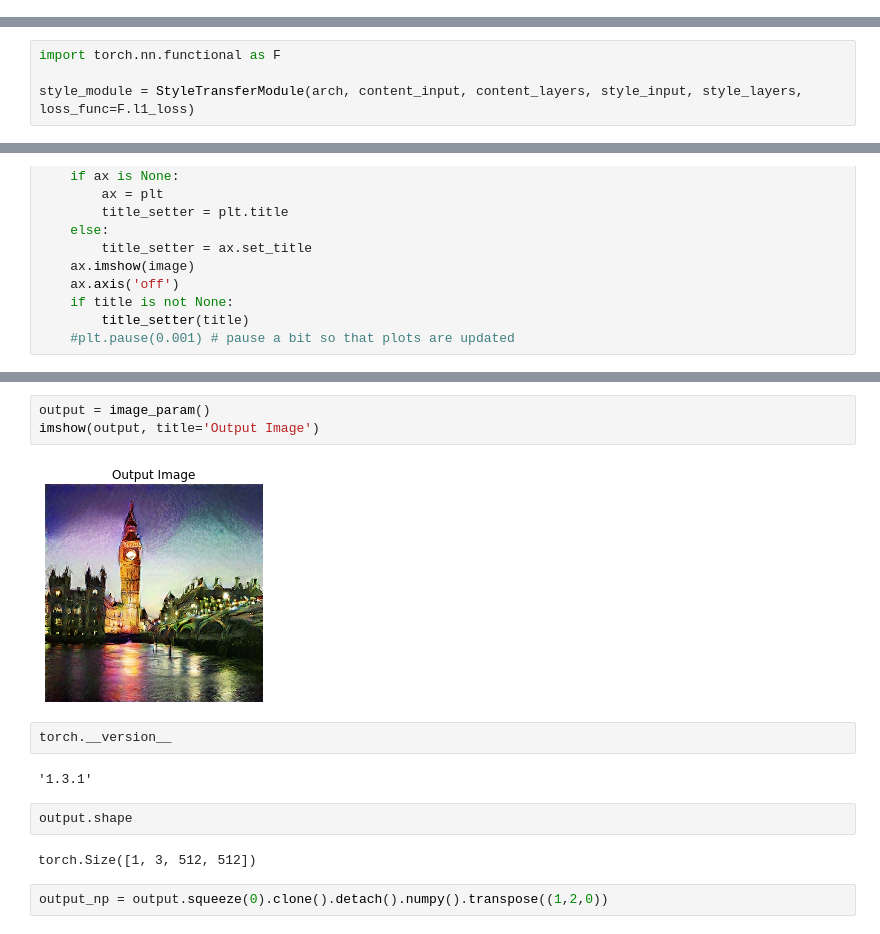
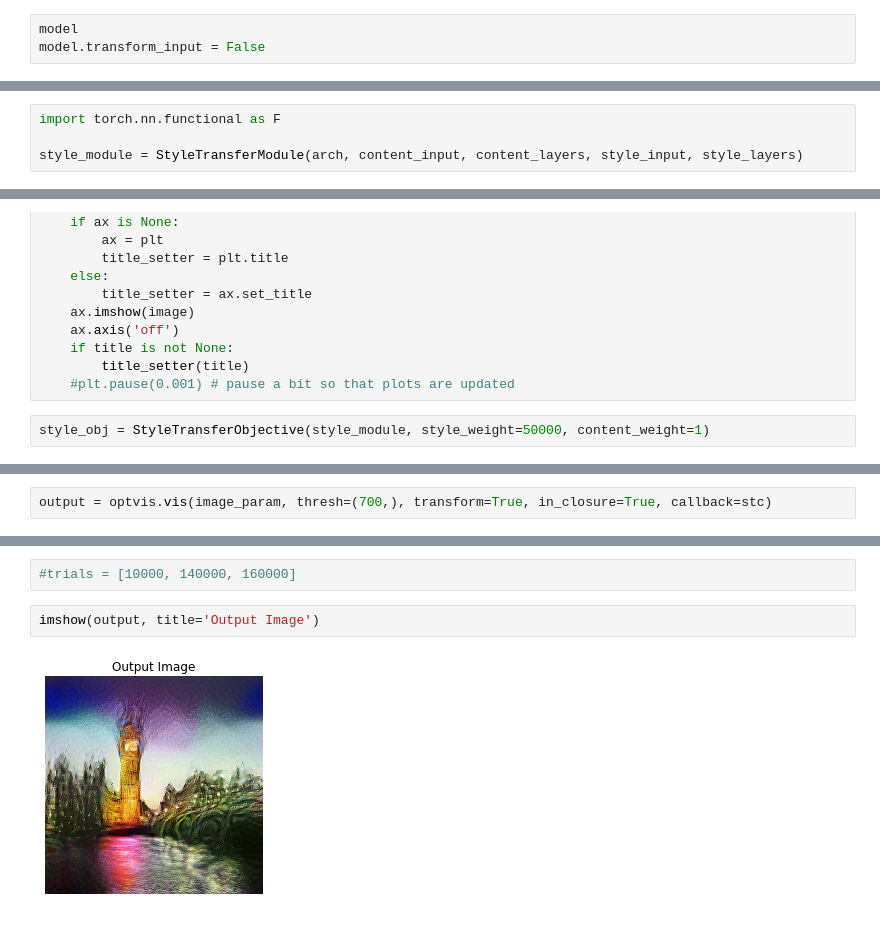
Before and after one commit to deepfx/netlens, a Jupyter notebook: nbs/playground/Style_Transfer_Decorrelated.ipynb, the cells around one changed output, grey strips where cells are left out. Saved outputs shown, nothing was run; the diff lists cells and outputs as text.

Commit message:
tinkering with transforms

```diff
--- a/nbs/playground/Style_Transfer_Decorrelated.ipynb
+++ b/nbs/playground/Style_Transfer_Decorrelated.ipynb
@@ -161,3 +119,6 @@ GoogLeNet(
+# %%
+model
+model.transform_input = False
 # %%
 len(model._modules)
 # %% [output]
@@ -260,4 +220,4 @@ content_input.device
 # %%
 import torch.nn.functional as F
 
-style_module = StyleTransferModule(arch, content_input, content_layers, style_input, style_layers, loss_func=F.l1_loss)
+style_module = StyleTransferModule(arch, content_input, content_layers, style_input, style_layers)
@@ -363,3 +274,5 @@ def imshow(tensor, ax=None, title=None):
     if title is not None:
         title_setter(title)
     #plt.pause(0.001) # pause a bit so that plots are updated
+# %%
+style_obj = StyleTransferObjective(style_module, style_weight=50000, content_weight=1)
@@ -365,0 +292,2 @@ def imshow(tensor, ax=None, title=None):
+# %%
+output = optvis.vis(image_param, thresh=(700,), transform=True, in_closure=True, callback=stc)
@@ -366,15 +312,6 @@ def imshow(tensor, ax=None, title=None):
+# %%
+#trials = [10000, 140000, 160000]
 # %%
-output = image_param()
 imshow(output, title='Output Image')
 # %% [output]
-[figure, old version]
+[figure, new version]
-# %%
-torch.__version__
-# %% [output]
-'1.3.1'
-# %%
-output.shape
-# %% [output]
-torch.Size([1, 3, 512, 512])
-# %%
-output_np = output.squeeze(0).clone().detach().numpy().transpose((1,2,0))
```
Also changed, not shown: parts of 20 cells of this notebook, 4 other files.
